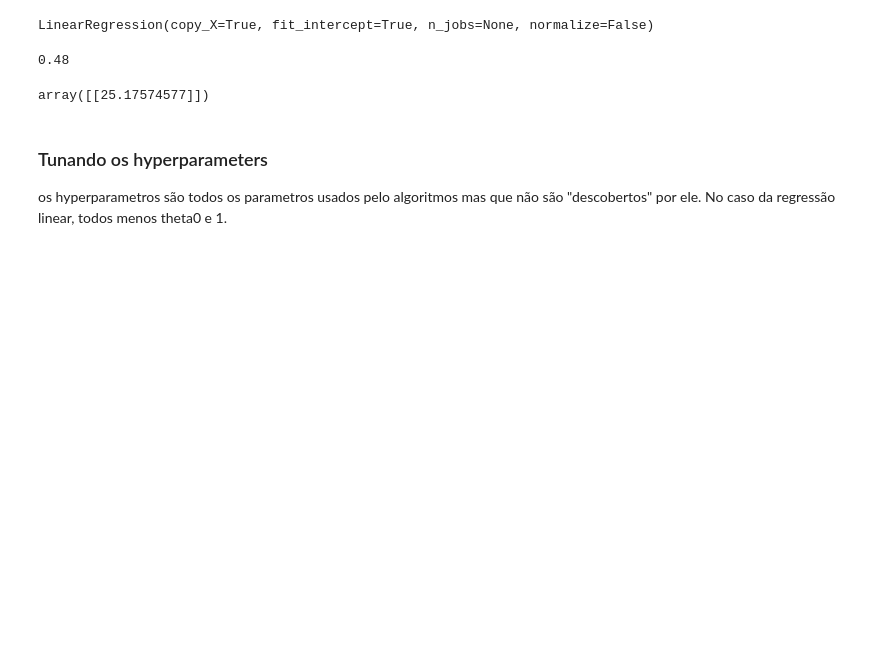
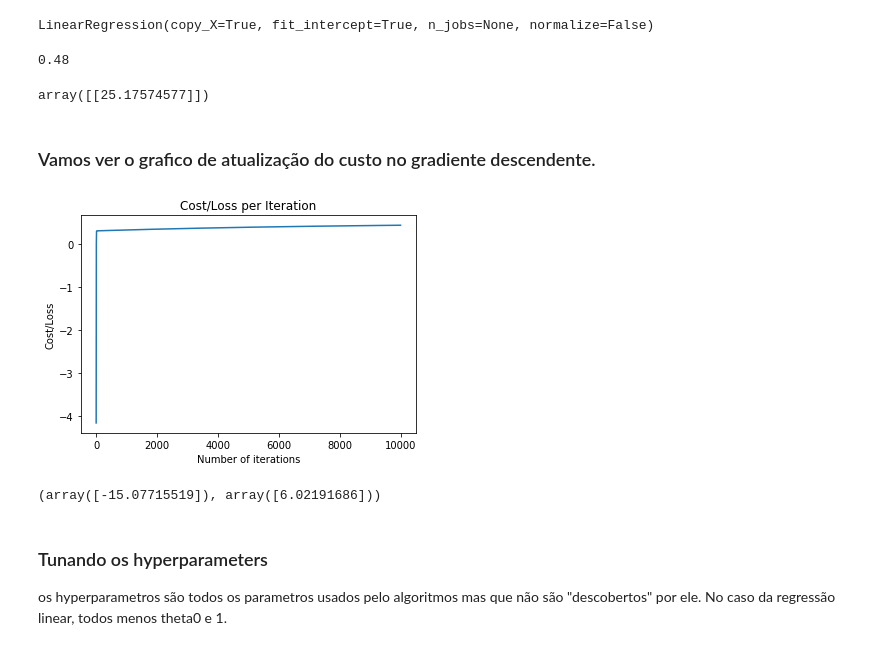
Before and after one commit to tarsisazevedo/pybr-tutorial, a Jupyter notebook: Exploratory Analysis.ipynb, the cells around one changed output. Drawn from its saved outputs; the diff is of its cells as text; code cells hidden in the pictures; blank space fills up the shorter version.

```diff
--- a/Exploratory Analysis.ipynb
+++ b/Exploratory Analysis.ipynb
@@ -303,7 +300,7 @@ X = numpy.array(boston_df["rm"]).reshape(-1,1)
 y = numpy.array(boston_df["medv"]).reshape(-1,1)
 
 pyplot.figure(figsize=(20, 5))
-t0, t1 = linear_regression.fit(X, y, plot_gradient_graph=True)
+t0, t1 = linear_regression.fit(X, y)
 model_rm = linear_regression.generate_model(t0, t1)
 # %% [output]
 [figure]
@@ -338,6 +334,13 @@ round(model_sk.score(X, y),2)
 model_sk.predict(numpy.array([6.575]).reshape(-1, 1))
 # %% [output]
 array([[25.17574577]])
+# %% [markdown]
+### Vamos ver o grafico de atualização do custo no gradiente descendente.
+# %%
+linear_regression.fit(X, y, plot_gradient_graph=True, plot_line=False)
+# %% [output]
+[figure, added]
+(array([-15.07715519]), array([6.02191686]))
 # %% [markdown]
 ### Tunando os hyperparameters
 
```
Also changed, not shown: parts of 20 cells of this notebook, 1 other file.
